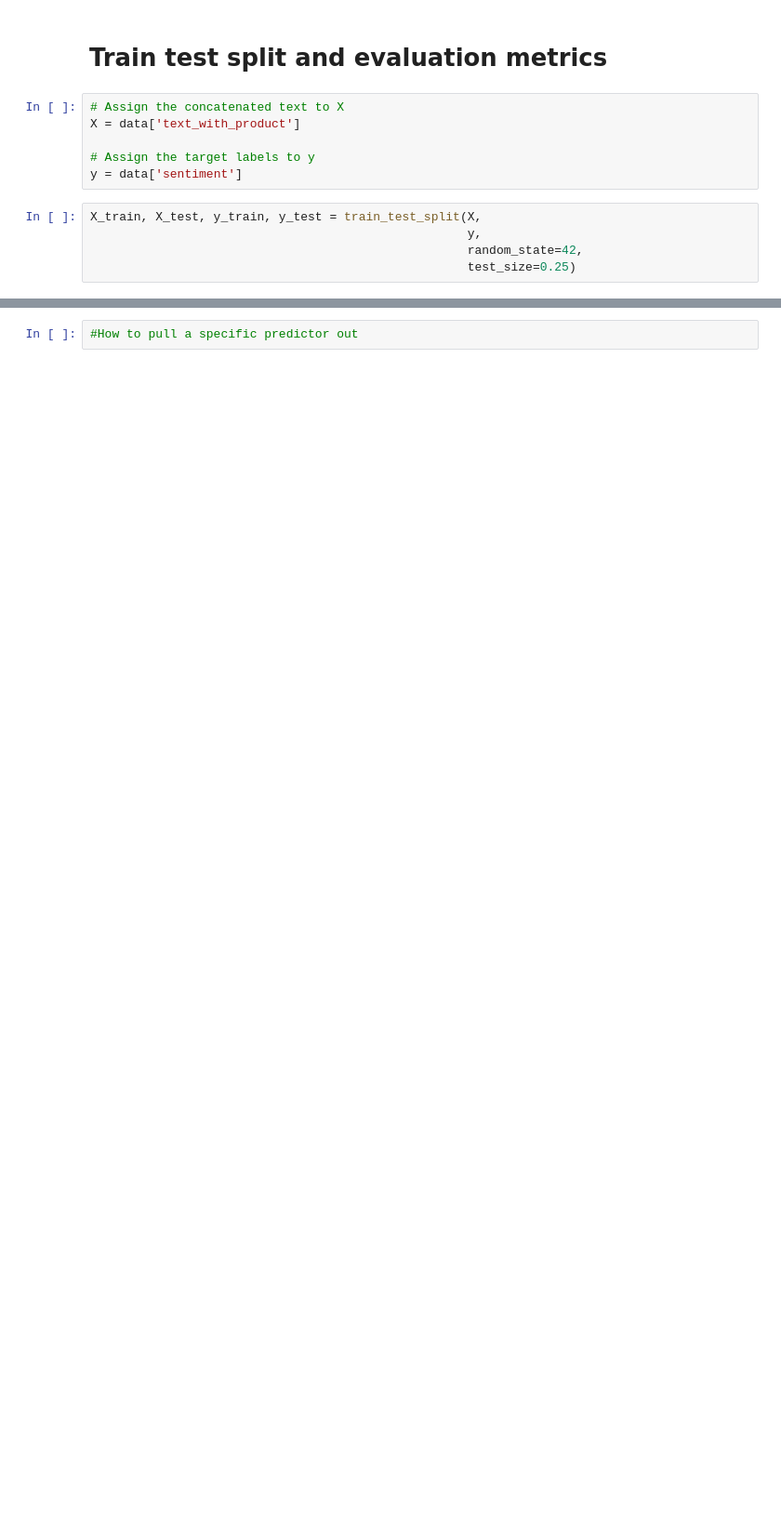
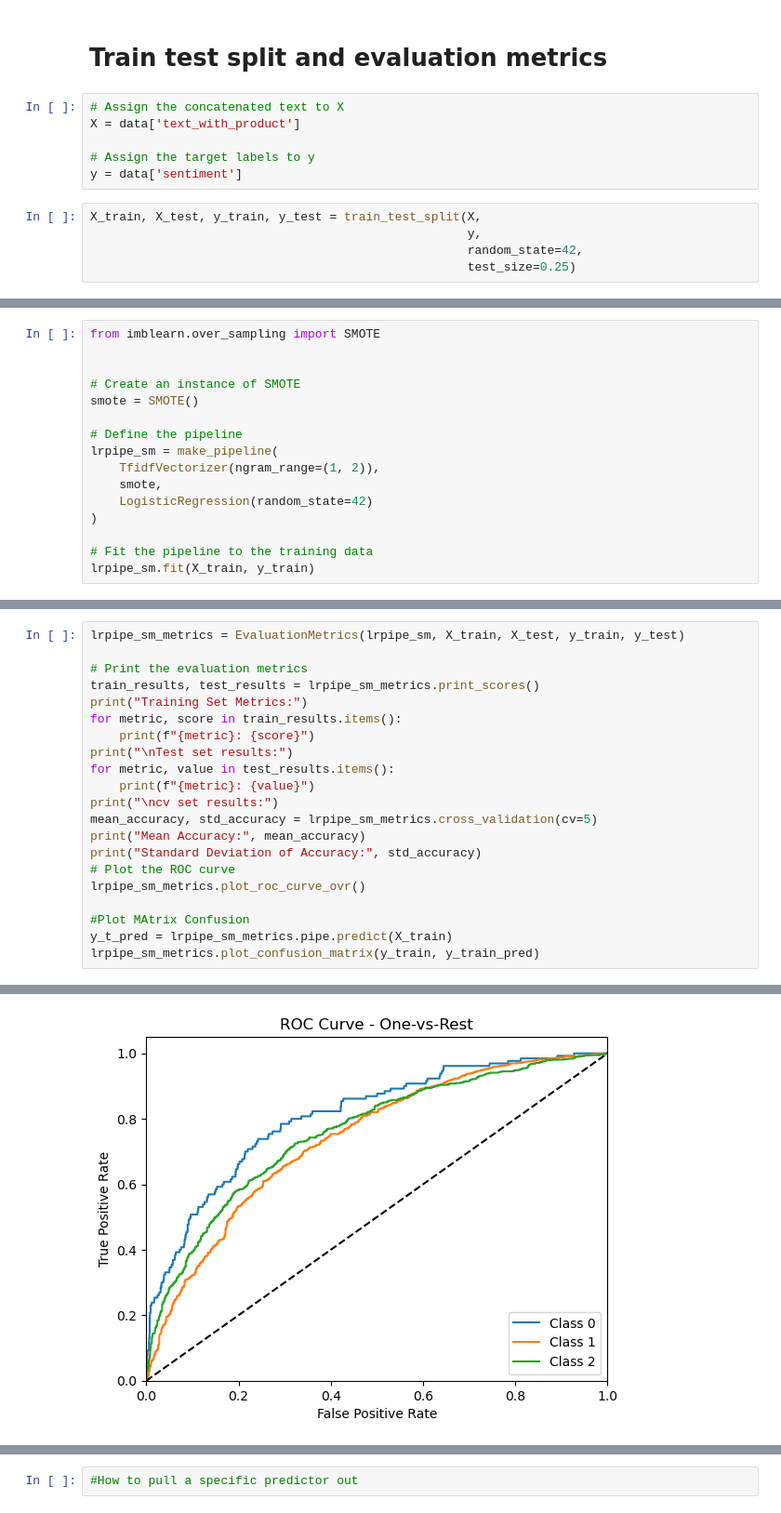
Before and after one commit to DenizzEmre/Phase_4_project, a Jupyter notebook: clean_notebook.ipynb, the cells around one changed output, grey strips where cells are left out. Shown at 93% size. Cells and saved outputs as stored; diff of their text form; blank space fills up the shorter version.

```diff
--- a/clean_notebook.ipynb
+++ b/clean_notebook.ipynb
@@ -471,0 +631,16 @@ Standard Deviation of Accuracy: 0.011230396971943576
+# %%
+from imblearn.over_sampling import SMOTE
+
+
+# Create an instance of SMOTE
+smote = SMOTE()
+
+# Define the pipeline
+lrpipe_sm = make_pipeline(
+    TfidfVectorizer(ngram_range=(1, 2)),
+    smote,
+    LogisticRegression(random_state=42)
+)
+
+# Fit the pipeline to the training data
+lrpipe_sm.fit(X_train, y_train)
@@ -471,0 +651,22 @@ Standard Deviation of Accuracy: 0.011230396971943576
+# %%
+lrpipe_sm_metrics = EvaluationMetrics(lrpipe_sm, X_train, X_test, y_train, y_test)
+
+# Print the evaluation metrics
+train_results, test_results = lrpipe_sm_metrics.print_scores()
+print("Training Set Metrics:")
+for metric, score in train_results.items():
+    print(f"{metric}: {score}")
+print("\nTest set results:")
+for metric, value in test_results.items():
+    print(f"{metric}: {value}")
+print("\ncv set results:")
+mean_accuracy, std_accuracy = lrpipe_sm_metrics.cross_validation(cv=5)
+print("Mean Accuracy:", mean_accuracy)
+print("Standard Deviation of Accuracy:", std_accuracy)
+# Plot the ROC curve
+lrpipe_sm_metrics.plot_roc_curve_ovr()
+
+#Plot MAtrix Confusion
+y_t_pred = lrpipe_sm_metrics.pipe.predict(X_train)
+lrpipe_sm_metrics.plot_confusion_matrix(y_train, y_train_pred)
+# %% [output]
@@ -471,0 +688 @@ Standard Deviation of Accuracy: 0.011230396971943576
+[figure, added]
```
Also changed, not shown: parts of 74 cells of this notebook, 1 other file.
